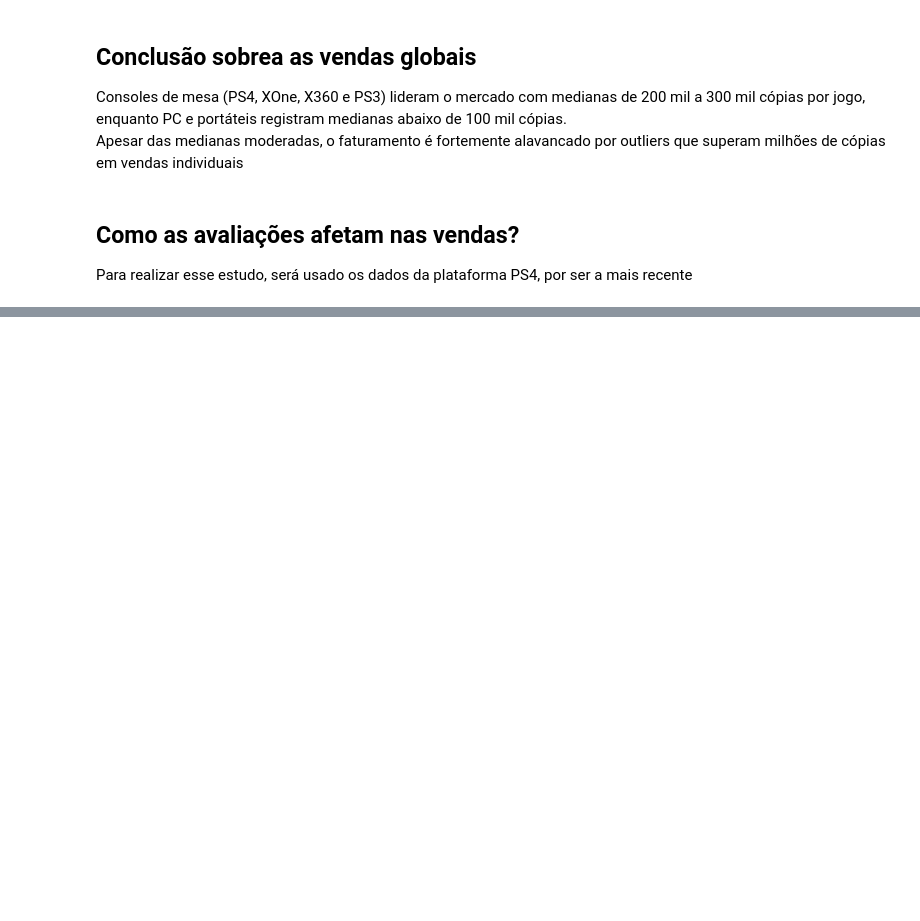
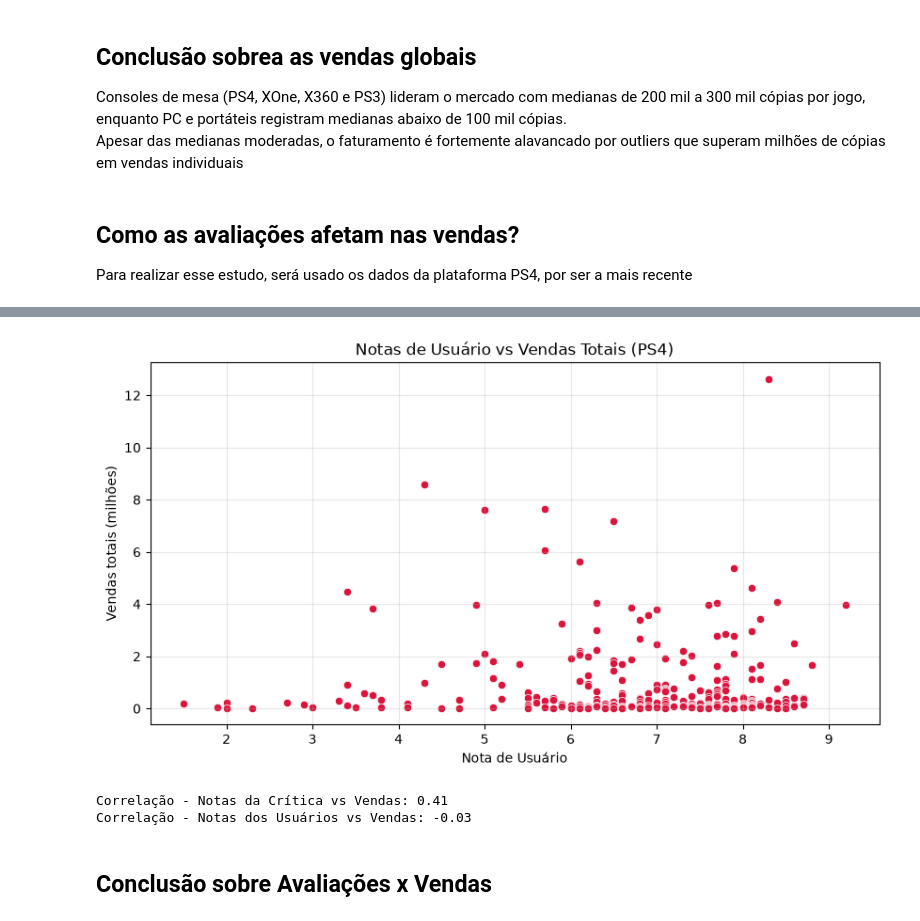
Before and after one commit to vitorcalelo/data-analysis-coursework, a Jupyter notebook: sprint-06-integrated-project-1/integrated-project-1.ipynb, the cells around one changed output, grey strips where cells are left out. Saved outputs shown, nothing was run; the diff lists cells and outputs as text; code cells hidden in the pictures; blank space fills up the shorter version.

```diff
--- a/sprint-06-integrated-project-1/integrated-project-1.ipynb
+++ b/sprint-06-integrated-project-1/integrated-project-1.ipynb
@@ -299,0 +305,24 @@ ValueError: Could not interpret value `critic_score` for `x`. An entry with this
+# %%
+plt.figure(figsize=(10,5))
+sns.scatterplot(data=ps4_data,
+                x='user_score',
+                y='total_sales',
+                color='crimson')
+plt.title('Notas de Usuário vs Vendas Totais (PS4)')
+plt.xlabel('Nota de Usuário')
+plt.ylabel('Vendas totais (milhões)')
+plt.grid(alpha=0.3)
+plt.show()
+# %% [output]
+[figure, added]
+# %%
+corr_critic = ps4_data['critic_score'].corr(ps4_data['total_sales']).round(2)
+corr_user = ps4_data['user_score'].corr(ps4_data['total_sales']).round(2)
+
+print(f"Correlação - Notas da Crítica vs Vendas: {corr_critic}")
+print(f"Correlação - Notas dos Usuários vs Vendas: {corr_user}")
+# %% [output]
+Correlação - Notas da Crítica vs Vendas: 0.41
+Correlação - Notas dos Usuários vs Vendas: -0.03
+# %% [markdown]
+## Conclusão sobre Avaliações x Vendas
```
Also changed, not shown: parts of 4 cells of this notebook.
